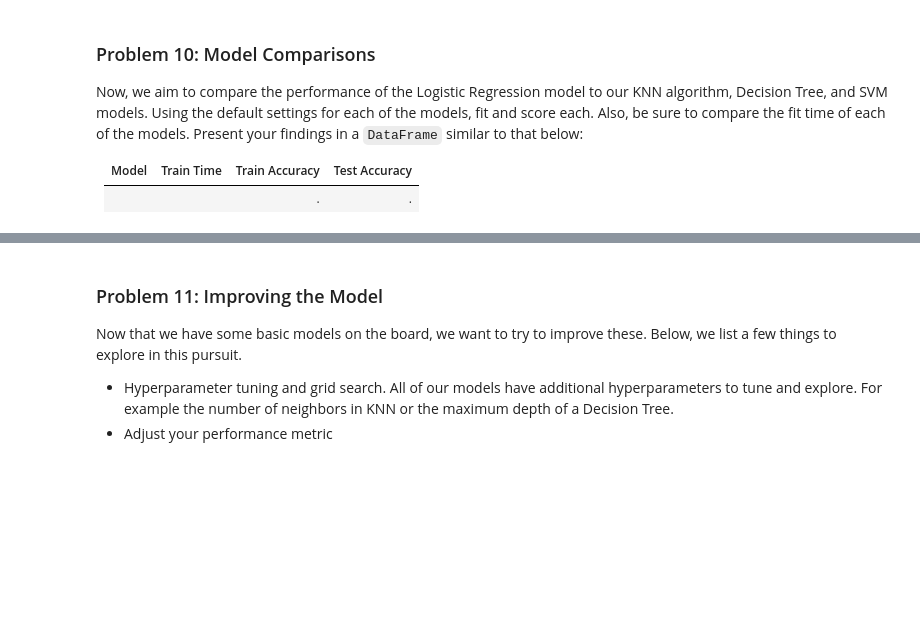
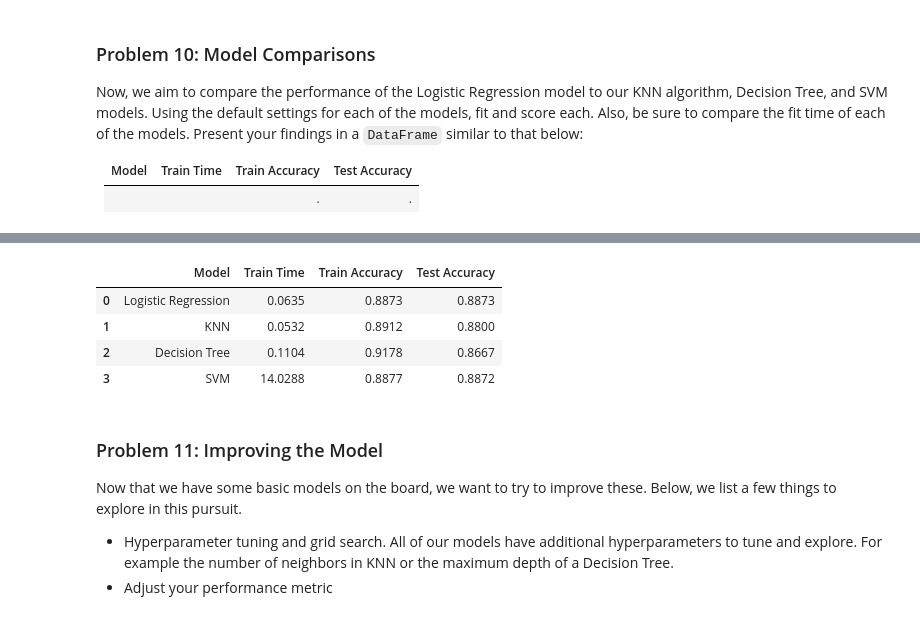
Before and after one commit to raghugovind-source/Practice-III, a Jupyter notebook: prompt_III.ipynb, the cells around one changed output, grey strips where cells are left out. Drawn from its saved outputs; the diff is of its cells as text; code cells hidden in the pictures; blank space fills up the shorter version.

Commit message:
Add files via upload
Added Visualization of the result for easy comparision.

```diff
--- a/prompt_III.ipynb
+++ b/prompt_III.ipynb
@@ -178,0 +251,15 @@ comparison_df.round(4)
+# %%
+# Format for display
+comparison_df.round(4)
+
+# Save results to file
+import os
+os.makedirs('results', exist_ok=True)
+comparison_df.round(4).to_csv('results/model_comparison.csv', index=False)
+print("Saved to results/model_comparison.csv")
+# %% [output]
+|  | Model | Train Time | Train Accuracy | Test Accuracy |
+| 0 | Logistic Regression | 0.0635 | 0.8873 | 0.8873 |
+| 1 | KNN | 0.0532 | 0.8912 | 0.8800 |
+| 2 | Decision Tree | 0.1104 | 0.9178 | 0.8667 |
+| 3 | SVM | 14.0288 | 0.8877 | 0.8872 |
```
Also changed, not shown: parts of 17 cells of this notebook.
